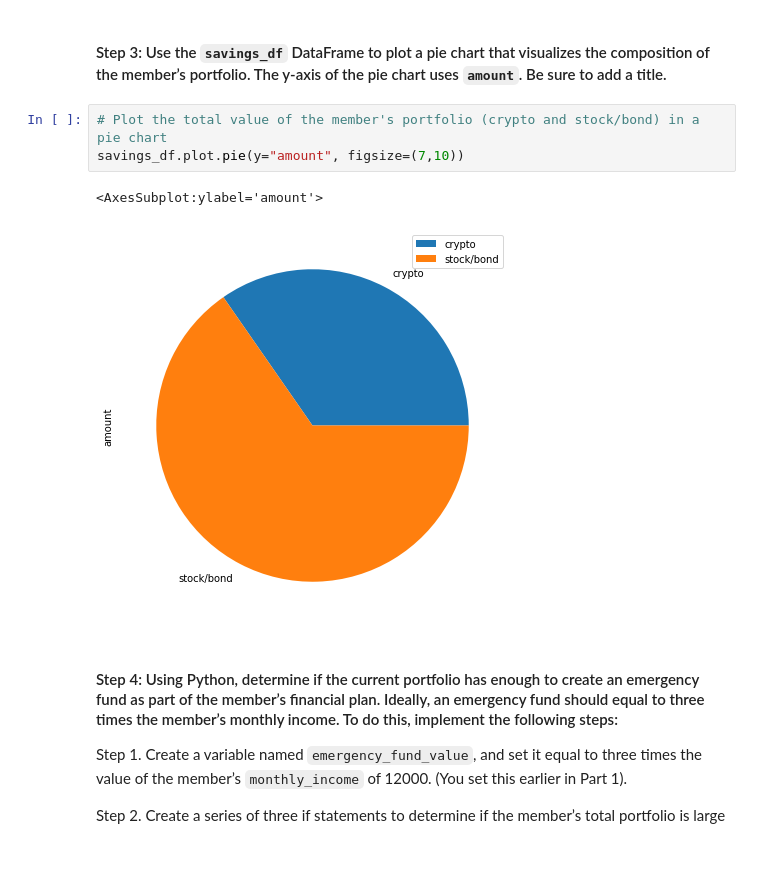
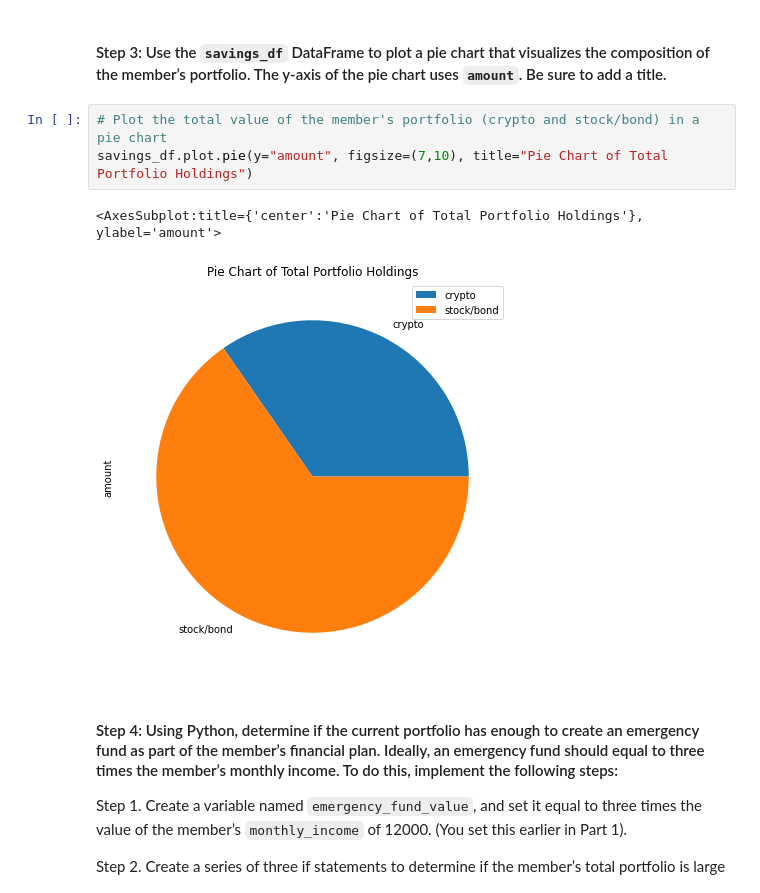
Before and after one commit to silvanoross/Financial_Planning, a Jupyter notebook: financial_planning_tools.ipynb, the cells around one changed output. Drawn from its saved outputs; the diff is of its cells as text; blank space fills up the shorter version.

Commit message:
added title to pie chart

```diff
--- a/financial_planning_tools.ipynb
+++ b/financial_planning_tools.ipynb
@@ -358,10 +358,10 @@ savings_df.T
 #### Step 3: Use the `savings_df` DataFrame to plot a pie chart that visualizes the composition of the member’s portfolio. The y-axis of the pie chart uses `amount`. Be sure to add a title.
 # %%
 # Plot the total value of the member's portfolio (crypto and stock/bond) in a pie chart
-savings_df.plot.pie(y="amount", figsize=(7,10))
+savings_df.plot.pie(y="amount", figsize=(7,10), title="Pie Chart of Total Portfolio Holdings")
 # %% [output]
-<AxesSubplot:ylabel='amount'>
+<AxesSubplot:title={'center':'Pie Chart of Total Portfolio Holdings'}, ylabel='amount'>
-[figure, old version]
+[figure, new version]
 # %% [markdown]
 #### Step 4: Using Python, determine if the current portfolio has enough to create an emergency fund as part of the member’s financial plan. Ideally, an emergency fund should equal to three times the member’s monthly income. To do this, implement the following steps:
 
```
